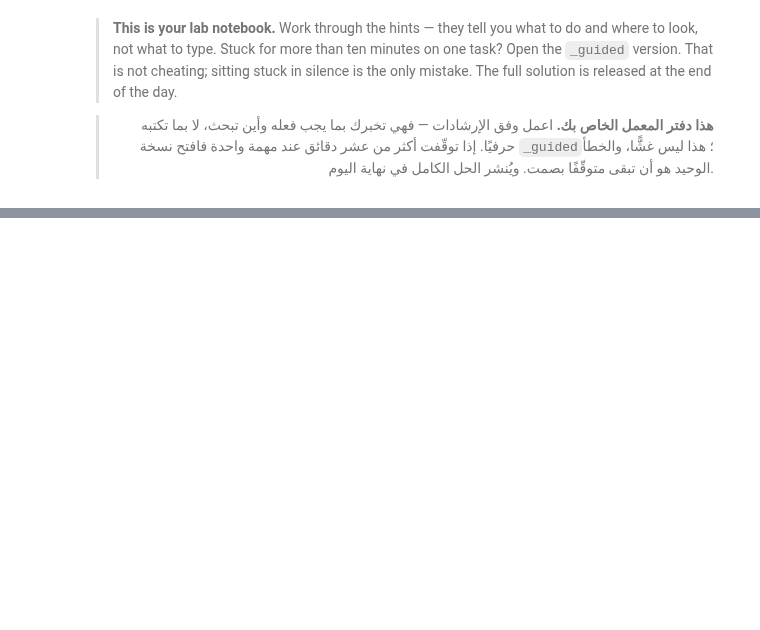
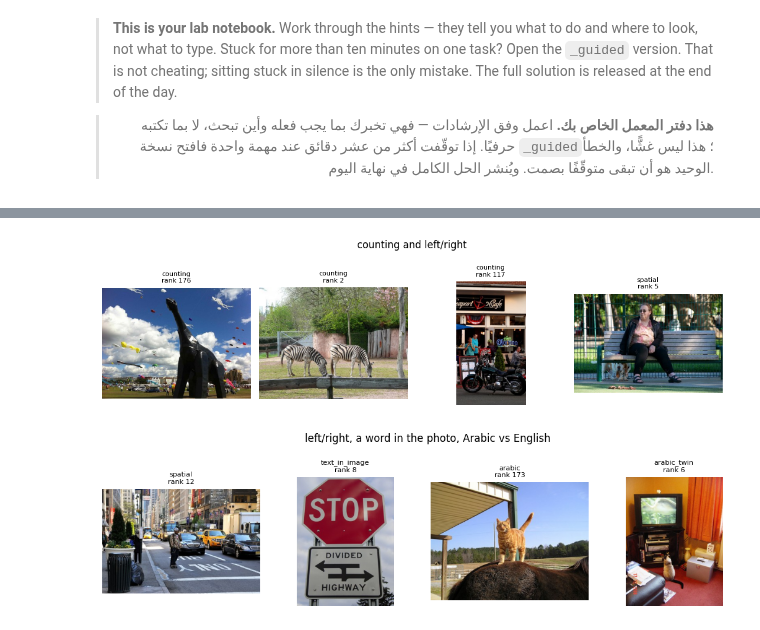
Before and after one commit to albandricx/AIEP_Olo_student, a Jupyter notebook: week_7_multimodal/labs/D2_clip_vlm/D2_clip_vlm_blank.ipynb, the cells around one changed output, grey strips where cells are left out. Saved outputs shown, nothing was run; the diff lists cells and outputs as text; code cells hidden in the pictures; blank space fills up the shorter version.

```diff
--- a/week_7_multimodal/labs/D2_clip_vlm/D2_clip_vlm_blank.ipynb
+++ b/week_7_multimodal/labs/D2_clip_vlm/D2_clip_vlm_blank.ipynb
@@ -534,0 +654,20 @@ small overview. Count the tokens both ways.
+# %%
+# ────────────────────────────────────────────────────────────────────
+# 1) Columns are captions, so turn the table on its side: SIMILARITY.T
+# 2) TEXT_RANKS = own_rank(SIMILARITY.T)
+#
+# خطوة ١: الأعمدة هي التعليقات، لذلك استعمل منقول الجدول.
+# خطوة ٢: طبق دالة الرتبة من المهمة ٣ على منقول الجدول.
+# ────────────────────────────────────────────────────────────────────
+
+# TODO: TEXT_RANKS = own_rank(...)  (use SIMILARITY.T: for every caption, the rank of its own photo)
+# مهمة: طبق دالة الرتبة على منقول الجدول.
+TEXT_RANKS = own_rank(SIMILARITY.T)
+
+HARD = CAPTIONS[CAPTIONS.hard_case.notna()].copy()           # the last 8 captions
+HARD["rank_of_own_image"] = TEXT_RANKS[HARD.index]           # keep only their ranks
+print(HARD[["hard_case", "caption", "rank_of_own_image"]].to_string(index=False))
+
+ARABIC_RANK = int(HARD.loc[HARD.hard_case == "arabic", "rank_of_own_image"].iloc[0])
+TWIN_RANK = int(HARD.loc[HARD.hard_case == "arabic_twin", "rank_of_own_image"].iloc[0])
+print(f"\nArabic caption: its photo ranks {ARABIC_RANK}.  The same sentence in English: {TWIN_RANK}.")
@@ -535,14 +686,9 @@ small overview. Count the tokens both ways.
 # %%
-from transformers import AutoModelForImageTextToText, AutoProcessor
-
-VLM_NAME = "HuggingFaceTB/SmolVLM-500M-Instruct"
-vlm = AutoModelForImageTextToText.from_pretrained(VLM_NAME, dtype=torch.float32).eval()
-LOW = AutoProcessor.from_pretrained(VLM_NAME, do_image_splitting=False)    # the image as one tile
-HIGH = AutoProcessor.from_pretrained(VLM_NAME, do_image_splitting=True)    # split into tiles
-
-
-def prepare(image, question, processor):
-    """The chat-formatted inputs for one image and one question."""
-    messages = [{"role": "user", "content": [{"type": "image"}, {"type": "text", "text": question}]}]
-    prompt = processor.apply_chat_template(messages, add_generation_prompt=True)
-    return processor(text=prompt, images=[image], return_tensors="pt")
+# === See the 8 hard cases with their ranks (1 = found) =================================
+photos = [CAPTION_ROOT / "images" / f for f in HARD.file]
+titles = [f"{kind}\nrank {rank}" for kind, rank in zip(HARD.hard_case, HARD.rank_of_own_image)]
+show_images(photos[:4], titles[:4], "counting and left/right")
+show_images(photos[4:], titles[4:], "left/right, a word in the photo, Arabic vs English")
+# %% [output]
+[figure, added]
+[figure, added]
```
Also changed, not shown: parts of 45 cells of this notebook.
